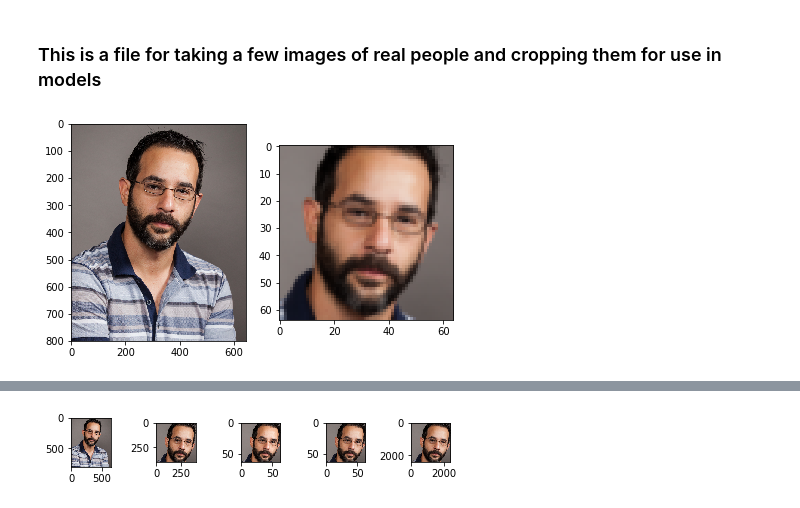
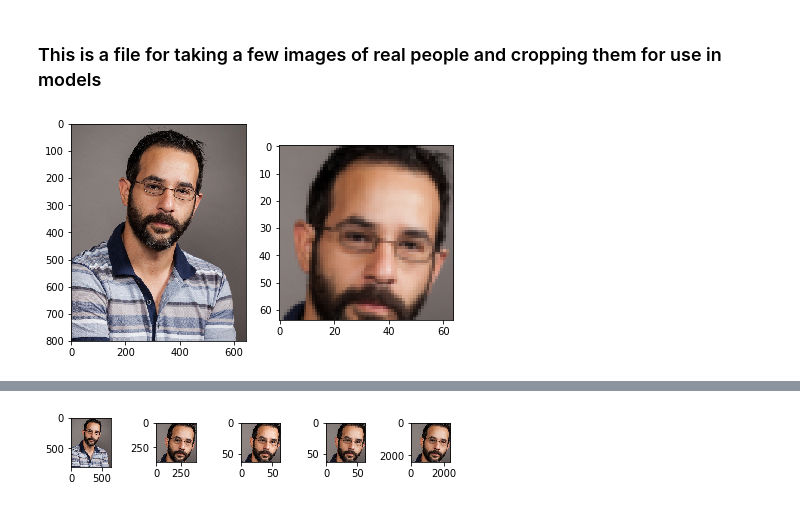
Before and after one commit to mkocaoglu/CausalGAN, a Jupyter notebook: custom_image_crop.ipynb, the cells around one changed output, grey strips where cells are left out. Saved outputs shown, nothing was run; the diff lists cells and outputs as text; code cells hidden in the pictures.

```diff
--- a/custom_image_crop.ipynb
+++ b/custom_image_crop.ipynb
@@ -30,16 +30,24 @@ def crop_custom(img,tl,br,crop_w,show=True):
     return out
 # %%
 #ALEX PARAMS
-save_path='custom_images/processed/Dimakis.png'
+save_path='custom_images/processed/Dimakis2.png'
 img=alexHQ
 #center image
 tl=[0,0];br=list(img.shape[:2])#init (dont touch)
-br[0]=560
-crop_w=400
+
+##Modify
+# save_path='custom_images/processed/Dimakis1.png'
+# br[0]=560
+# crop_w=400
+
+save_path='custom_images/processed/Dimakis2.png'
+br[0]=450
+crop_w=350
+
 
 out_img=crop_custom(img,tl,br,crop_w,show=True)
 io.imsave(save_path,out_img)
 # %% [output]
-[figure, old version]
+[figure, new version]
 # %%
 #SRIRAM PARAMS
```
Also changed, not shown: parts of 3 cells of this notebook, 30 other files.
